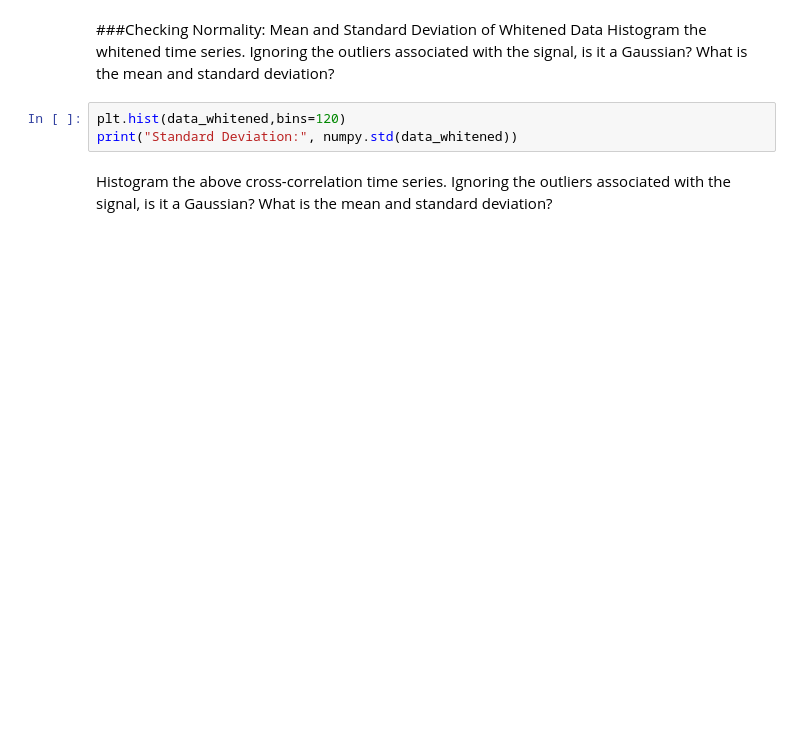
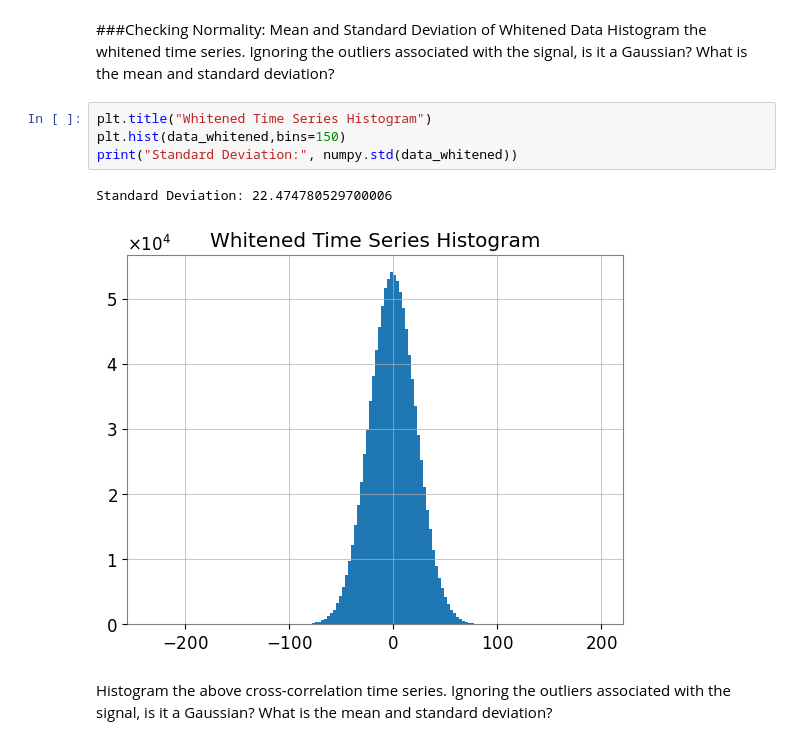
Before and after one commit to MrBenjaminHolmes/Gravitational-Waves, a Jupyter notebook: GWpy.ipynb, the cells around one changed output. Saved outputs shown, nothing was run; the diff lists cells and outputs as text; blank space fills up the shorter version.

```diff
--- a/GWpy.ipynb
+++ b/GWpy.ipynb
@@ -217,8 +246,12 @@ plt.show()
 ###Checking Normality: Mean and Standard Deviation of Whitened Data
 Histogram the whitened time series. Ignoring the outliers associated with the signal, is it a Gaussian? What is the mean and standard deviation?
 # %%
-plt.hist(data_whitened,bins=120)
+plt.title("Whitened Time Series Histogram")
+plt.hist(data_whitened,bins=150)
 print("Standard Deviation:", numpy.std(data_whitened))
+# %% [output]
+Standard Deviation: 22.474780529700006
+[figure, added]
 # %% [markdown]
 Histogram the above cross-correlation time series. Ignoring the outliers associated with the signal, is it a Gaussian? What is the mean and standard deviation?
 # %%
```
Also changed, not shown: parts of 8 cells of this notebook.
